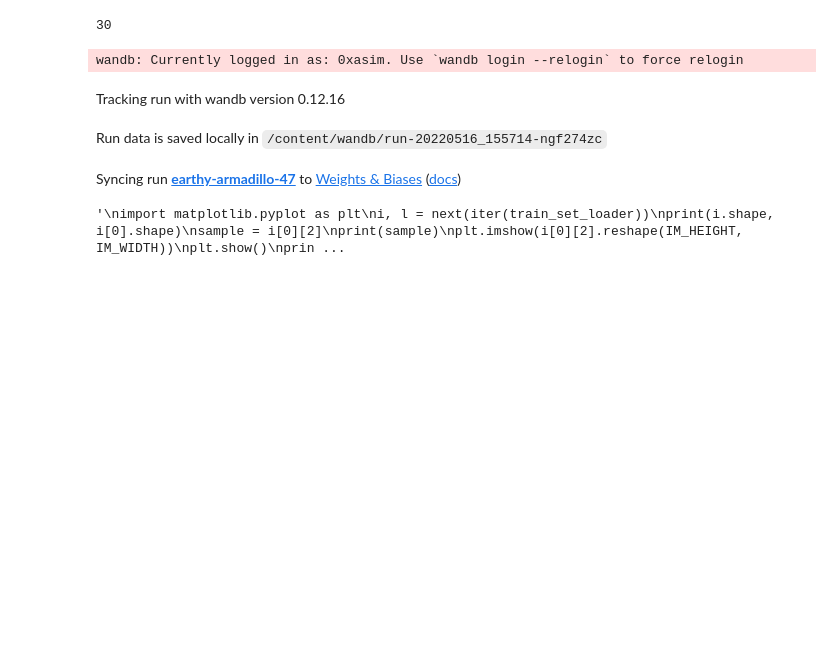
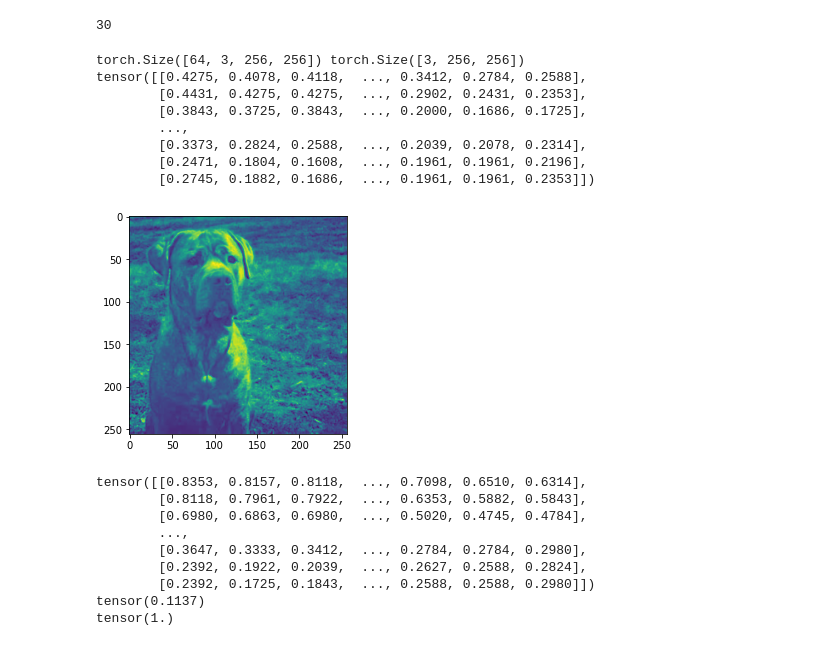
Before and after one commit to 0xasim/ai-notebooks, a Jupyter notebook: animals10_nn.ipynb, the cells around one changed output. Saved outputs shown, nothing was run; the diff lists cells and outputs as text; code cells hidden in the pictures; blank space fills up the shorter version.

```diff
--- a/animals10_nn.ipynb
+++ b/animals10_nn.ipynb
@@ -109,15 +108,15 @@ def test(model, dev, test_set_loader, WAND):
                 wandb.log({"top_1_accuracy": top_1_accuracy})
             print(f"i: {i}, loss_final: {loss_final}, top_1_acc: {top_1_accuracy}")
 # %%
-WAND = True
+WAND = False
 LOG_INTERVAL = 1
 N_EPOCH = 1
 LR = 0.001
 BS = 64
 VAL_INTERVAL = int(torch.ceil(torch.tensor((25_000*0.75)/(BS*10))).item())
 print(VAL_INTERVAL)
-IM_HEIGHT = 425
-IM_WIDTH = 600
+IM_HEIGHT = 256
+IM_WIDTH = 256
 TRAIN_DAT_PERC = 0.75
 # %% [output]
 30
@@ -128,14 +127,9 @@ if WAND:
   wandb.config = {
     "learning_rate": LR,
     "epochs": N_EPOCH,
-    "batch_size": BS
+    "batch_size": BS,
   }
   run_name = wandb_run.name
-# %% [output]
-wandb: Currently logged in as: 0xasim. Use `wandb login --relogin` to force relogin
-Tracking run with wandb version 0.12.16
-Run data is saved locally in /content/wandb/run-20220516_155714-ngf274zc
-Syncing run earthy-armadillo-47 to Weights & Biases (docs)
 # %%
 import torch
 import os
@@ -148,19 +142,35 @@ train_set, test_set = torch.utils.data.random_split(dataset, [int(len(dataset)*T
 train_set_loader = torch.utils.data.DataLoader(train_set, batch_size=BS, shuffle=True)
 test_set_loader = torch.utils.data.DataLoader(test_set, batch_size=BS, shuffle=True)
 # %%
-"""
+
 import matplotlib.pyplot as plt
 i, l = next(iter(train_set_loader))
 print(i.shape, i[0].shape)
 sample = i[0][2]
 print(sample)
 plt.imshow(i[0][2].reshape(IM_HEIGHT, IM_WIDTH))
 plt.show()
 print(i[0][0])
 print(torch.min(i[0][0]))
 print(torch.max(i[0][0]))
-"""
 # %% [output]
-'\nimport matplotlib.pyplot as plt\ni, l = next(iter(train_set_loader))\nprint(i.shape, i[0].shape)\nsample = i[0][2]\nprint(sample)\nplt.imshow(i[0][2].reshape(IM_HEIGHT, IM_WIDTH))\nplt.show()\nprin ...
+torch.Size([64, 3, 256, 256]) torch.Size([3, 256, 256])
+tensor([[0.4275, 0.4078, 0.4118,  ..., 0.3412, 0.2784, 0.2588],
+        [0.4431, 0.4275, 0.4275,  ..., 0.2902, 0.2431, 0.2353],
+        [0.3843, 0.3725, 0.3843,  ..., 0.2000, 0.1686, 0.1725],
+        ...,
+        [0.3373, 0.2824, 0.2588,  ..., 0.2039, 0.2078, 0.2314],
+        [0.2471, 0.1804, 0.1608,  ..., 0.1961, 0.1961, 0.2196],
+        [0.2745, 0.1882, 0.1686,  ..., 0.1961, 0.1961, 0.2353]])
+[figure, added]
+tensor([[0.8353, 0.8157, 0.8118,  ..., 0.7098, 0.6510, 0.6314],
+        [0.8118, 0.7961, 0.7922,  ..., 0.6353, 0.5882, 0.5843],
+        [0.6980, 0.6863, 0.6980,  ..., 0.5020, 0.4745, 0.4784],
+        ...,
+        [0.3647, 0.3333, 0.3412,  ..., 0.2784, 0.2784, 0.2980],
+        [0.2392, 0.1922, 0.2039,  ..., 0.2627, 0.2588, 0.2824],
+        [0.2392, 0.1725, 0.1843,  ..., 0.2588, 0.2588, 0.2980]])
+tensor(0.1137)
+tensor(1.)
 # %%
 def preprocess(x, y):
```
Also changed, not shown: parts of 4 cells of this notebook, 1 other file.
